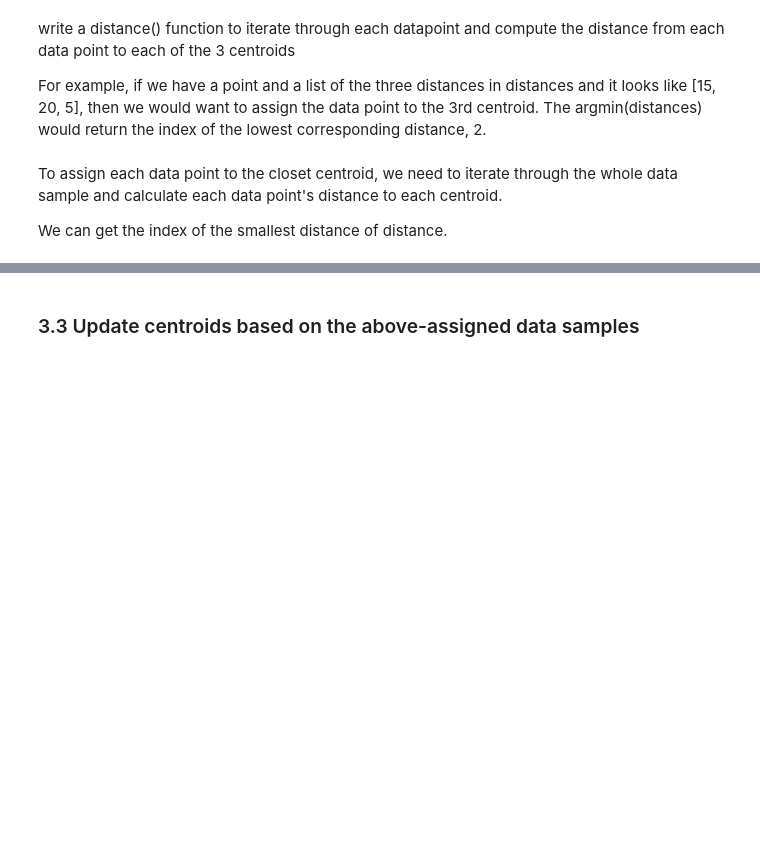
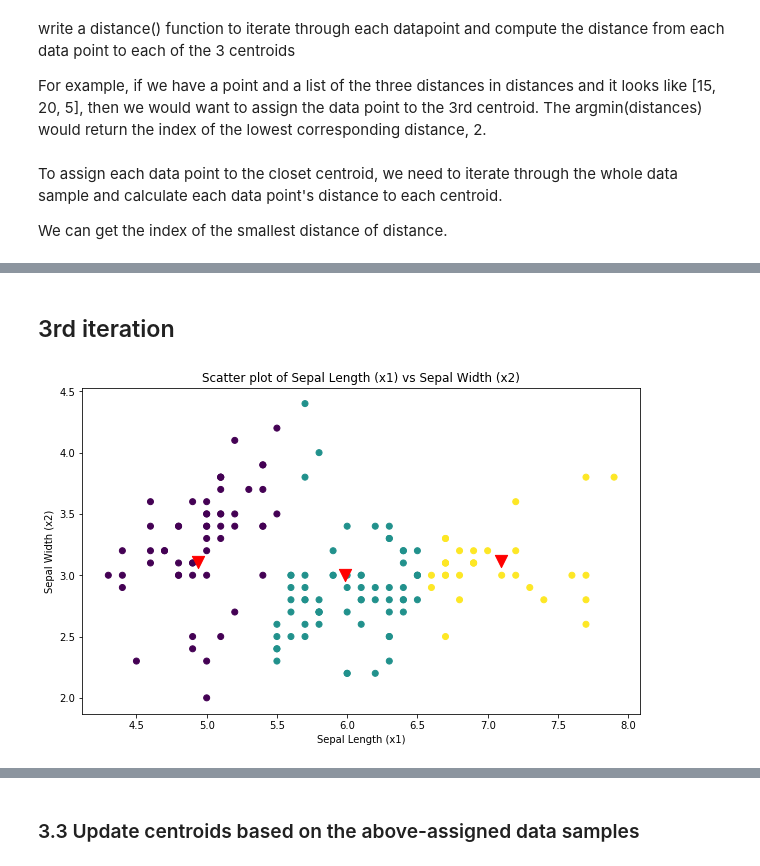
Before and after one commit to xslittlemaggie/ML-DL-Algorithm-Notes, a Jupyter notebook: K-Means from scratch.ipynb, the cells around one changed output, grey strips where cells are left out. Drawn from its saved outputs; the diff is of its cells as text; code cells hidden in the pictures; blank space fills up the shorter version.

```diff
--- a/K-Means from scratch.ipynb
+++ b/K-Means from scratch.ipynb
@@ -193,0 +220,32 @@ print(labels)
+# %% [markdown]
+## 3rd iteration
+# %%
+# update the centroids
+centroids = [[x[(labels == 0)].mean(), y[(labels == 0)].mean()],
+             [x[(labels == 1)].mean(), y[(labels == 1)].mean()],
+             [x[(labels == 2)].mean(), y[(labels == 2)].mean()]]
+
+for i in range(len(sepal_length_width)):
+  distances[0] = distance(sepal_length_width[i], centroids[0])
+  distances[1] = distance(sepal_length_width[i], centroids[1])
+  distances[2] = distance(sepal_length_width[i], centroids[2])
+  cluster = np.argmin(distances)
+  labels[i] = cluster
+
+# visualize the centroids
+plt.figure(figsize = (10, 6))
+plt.scatter(x, y, c = labels)
+#plt.scatter(centroids_x, centroids_y, marker='D', c = "orange", s=150, alpha = 0.6)
+plt.scatter(centroids_x_1, centroids_y_1, marker='v', c = "red", s=150)
+
+plt.title("Scatter plot of Sepal Length (x1) vs Sepal Width (x2)")
+plt.xlabel("Sepal Length (x1)")
+plt.ylabel("Sepal Width (x2)")
+plt.savefig("p3")
+plt.show()
+
+# update the centroids for next time
+centroids_x_2 = [x[(labels == 0)].mean(), x[(labels == 1)].mean(), x[(labels == 2)].mean()]
+centroids_y_2 = [y[(labels == 0)].mean(), y[(labels == 1)].mean(), y[(labels == 2)].mean()]
+# %% [output]
+[figure, added]
```
Also changed, not shown: parts of 16 cells of this notebook.
